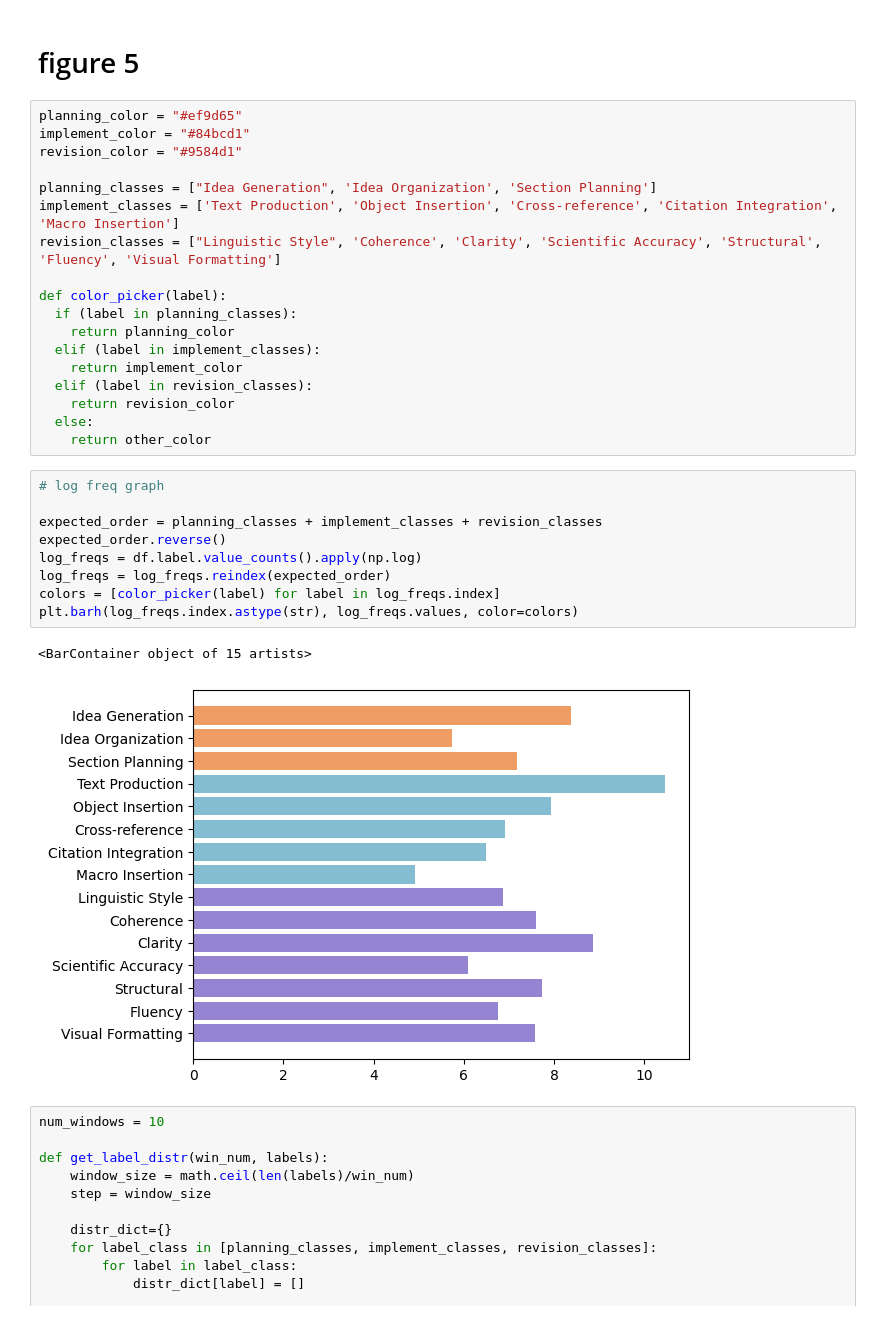
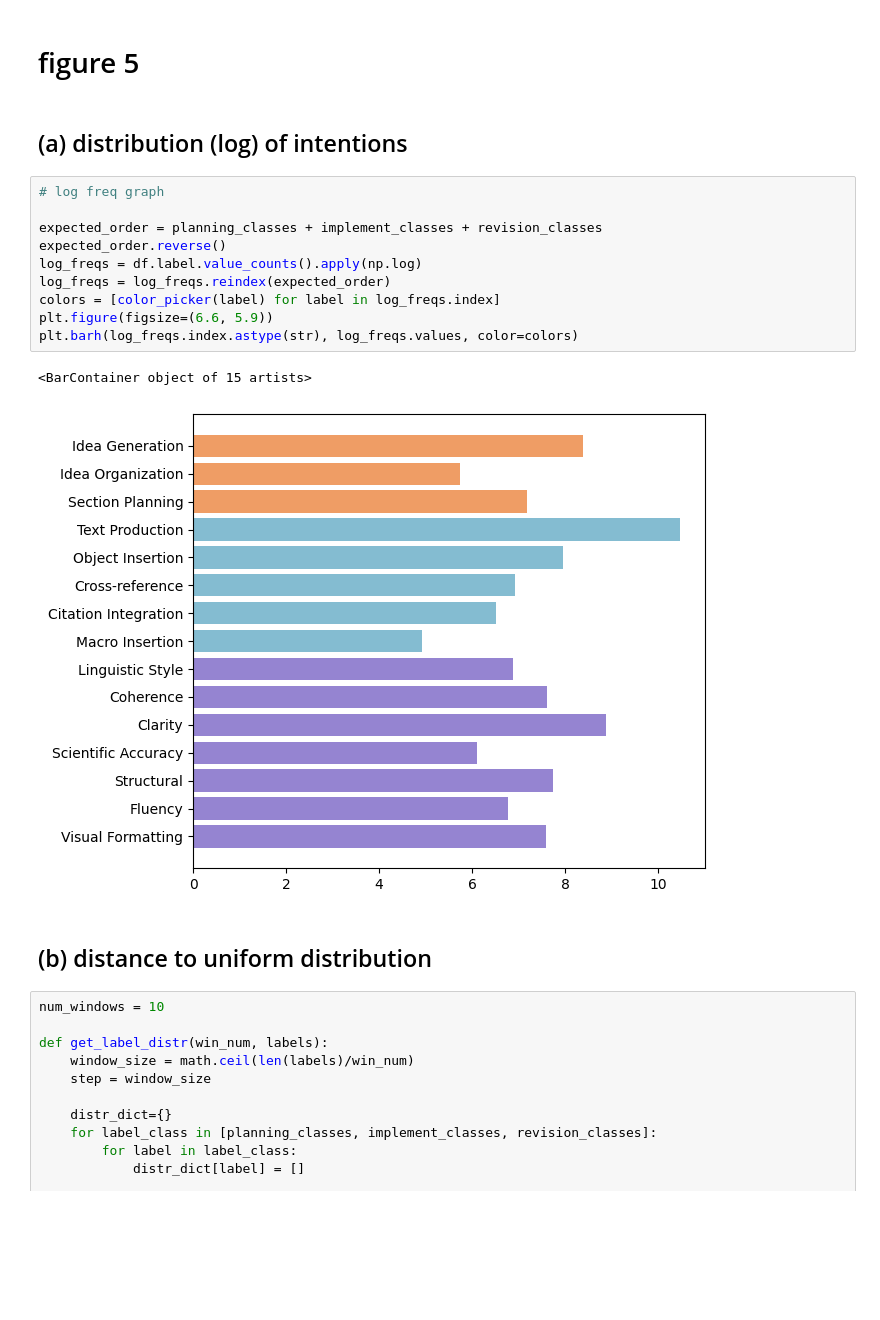
Before and after one commit to minnesotanlp/scholawrite, a Jupyter notebook: analysis/analysis.ipynb, the cells around one changed output. Saved outputs shown, nothing was run; the diff lists cells and outputs as text; blank space fills up the shorter version.

```diff
--- a/analysis/analysis.ipynb
+++ b/analysis/analysis.ipynb
@@ -74,36 +121,23 @@ project_id: 3 words added: 12448 words deleted: 7621
 project_id: 4 words added: 57511 words deleted: 25853
 # %% [markdown]
 # figure 5
-# %%
-planning_color = "#ef9d65"
-implement_color = "#84bcd1"
-revision_color = "#9584d1"
-
-planning_classes = ["Idea Generation", 'Idea Organization', 'Section Planning']
-implement_classes = ['Text Production', 'Object Insertion', 'Cross-reference', 'Citation Integration', 'Macro Insertion']
-revision_classes = ["Linguistic Style", 'Coherence', 'Clarity', 'Scientific Accuracy', 'Structural', 'Fluency', 'Visual Formatting']
-
-def color_picker(label):
-  if (label in planning_classes):
-    return planning_color
-  elif (label in implement_classes):
-    return implement_color
-  elif (label in revision_classes):
-    return revision_color
-  else:
-    return other_color
+# %% [markdown]
+## (a) distribution (log) of intentions
 # %%
 # log freq graph
 
 expected_order = planning_classes + implement_classes + revision_classes
 expected_order.reverse()
 log_freqs = df.label.value_counts().apply(np.log)
 log_freqs = log_freqs.reindex(expected_order)
 colors = [color_picker(label) for label in log_freqs.index]
+plt.figure(figsize=(6.6, 5.9))
 plt.barh(log_freqs.index.astype(str), log_freqs.values, color=colors)
 # %% [output]
 <BarContainer object of 15 artists>
-[figure, old version]
+[figure, new version]
+# %% [markdown]
+## (b) distance to uniform distribution
 # %%
 num_windows = 10
 
```
Also changed, not shown: parts of 12 cells of this notebook.
